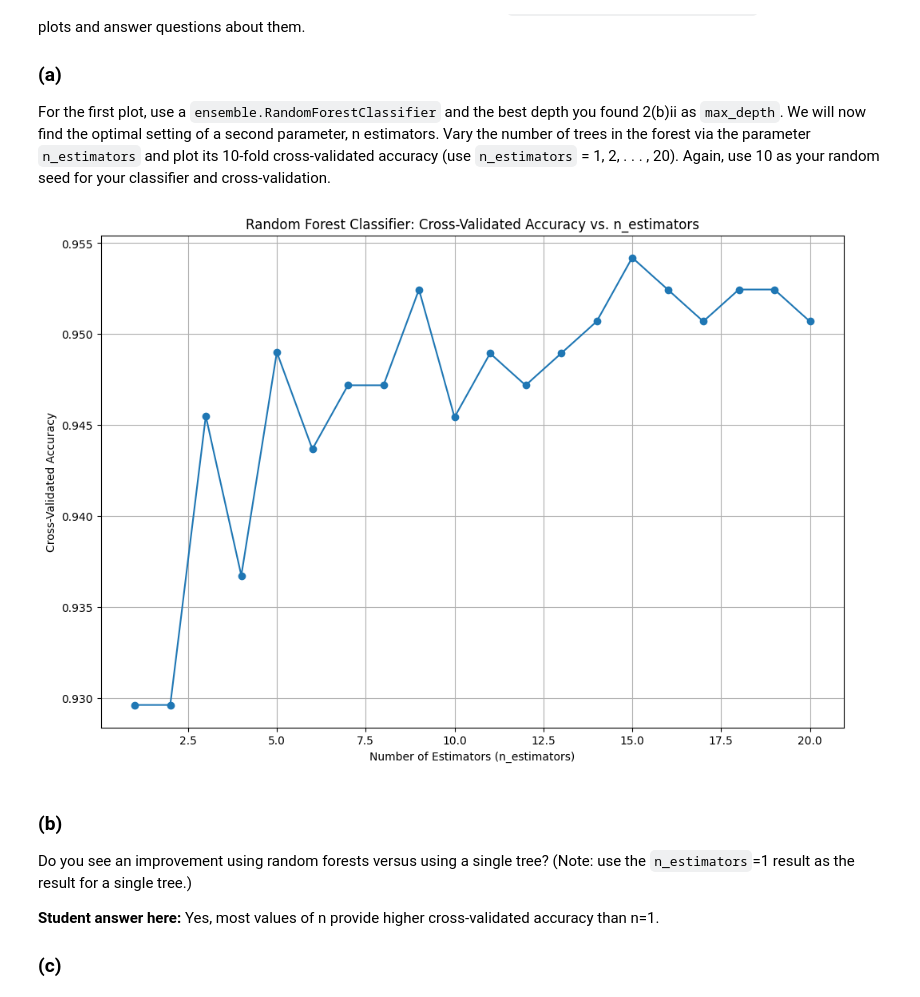
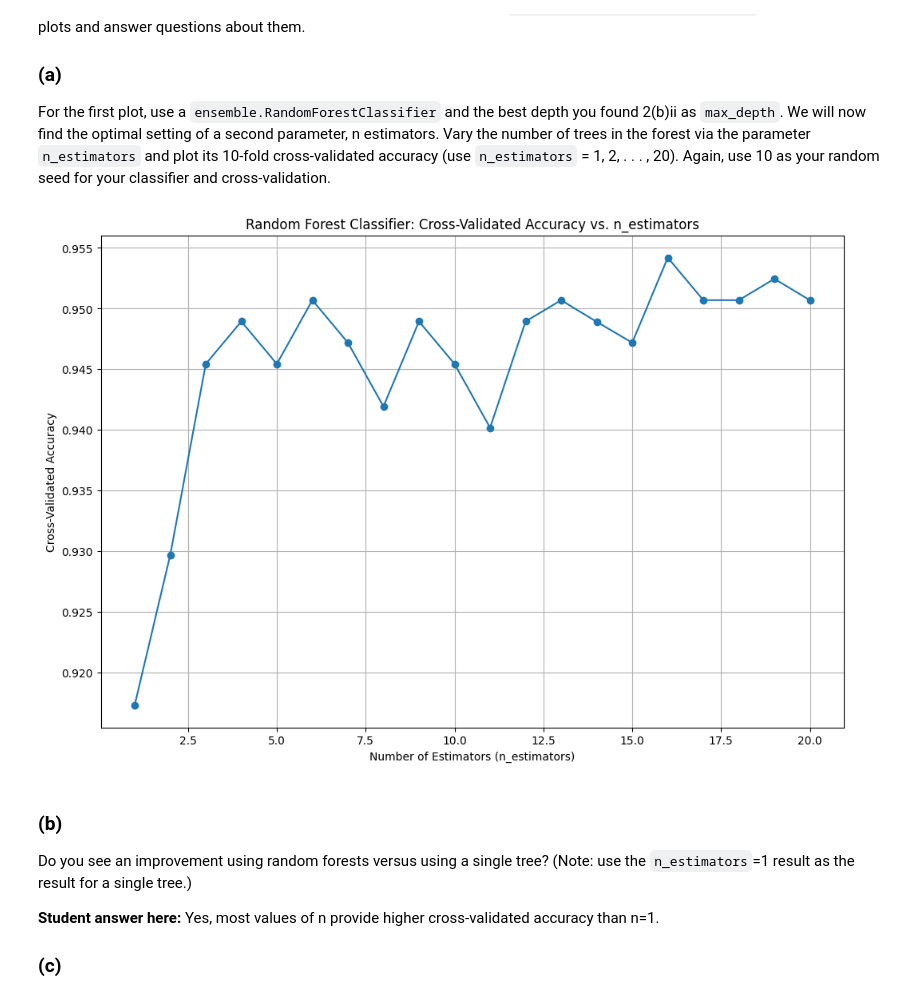
Before and after one commit to DapperDataAnalyst/Machine_Learning, a Jupyter notebook: HW1 Code.ipynb, the cells around one changed output. Drawn from its saved outputs; the diff is of its cells as text; code cells hidden in the pictures.

```diff
--- a/HW1 Code.ipynb
+++ b/HW1 Code.ipynb
@@ -125,32 +125,32 @@ n estimators. Vary the number of trees in the forest via the parameter `n_estima
 and plot its 10-fold cross-validated accuracy (use `n_estimators` = 1, 2, . . . , 20). Again,
 use 10 as your random seed for your classifier and cross-validation.
 # %%
-BEST_DEPTH = 7
+BEST_DEPTH = 5
 
 # Initialize lists to store cross-validated accuracy scores
 cv_scores = []
 
 # Vary n_estimators from 1 to 20
 n_estimators_values = np.arange(1, 21)
 
 for n_estimators in n_estimators_values:
     # Initialize a RandomForestClassifier with the specified max_depth and n_estimators
     clf = ensemble.RandomForestClassifier(max_depth=BEST_DEPTH, n_estimators=n_estimators, random_state=10)
 
     # Perform 10-fold cross-validation
     cv_score = np.mean(cross_val_score(clf, X, y, cv=KFold(n_splits=10,random_state=10,shuffle=True)))
     cv_scores.append(cv_score)
 
 # Plot the results
 plt.figure(figsize=FIGSIZE)
 plt.plot(n_estimators_values, cv_scores, marker='o')
 plt.xlabel('Number of Estimators (n_estimators)')
 plt.ylabel('Cross-Validated Accuracy')
 plt.title('Random Forest Classifier: Cross-Validated Accuracy vs. n_estimators')
 plt.grid(True)
 plt.show()
 # %% [output]
-[figure, old version]
+[figure, new version]
 # %% [markdown]
 ### (b)
 Do you see an improvement using random forests versus using a single tree? (Note: use
```
Also changed, not shown: parts of 1 cell of this notebook.
